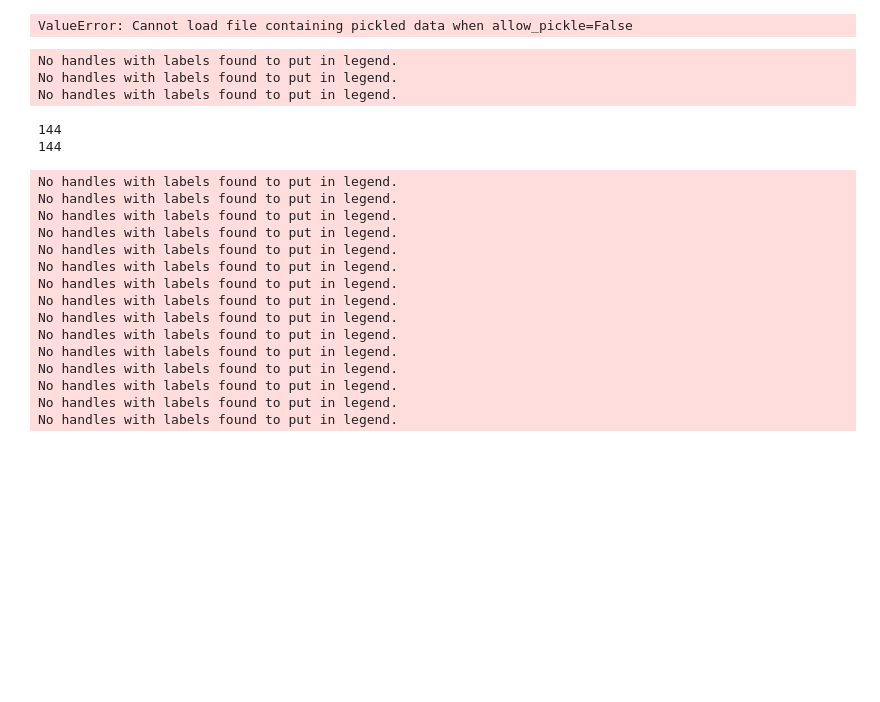
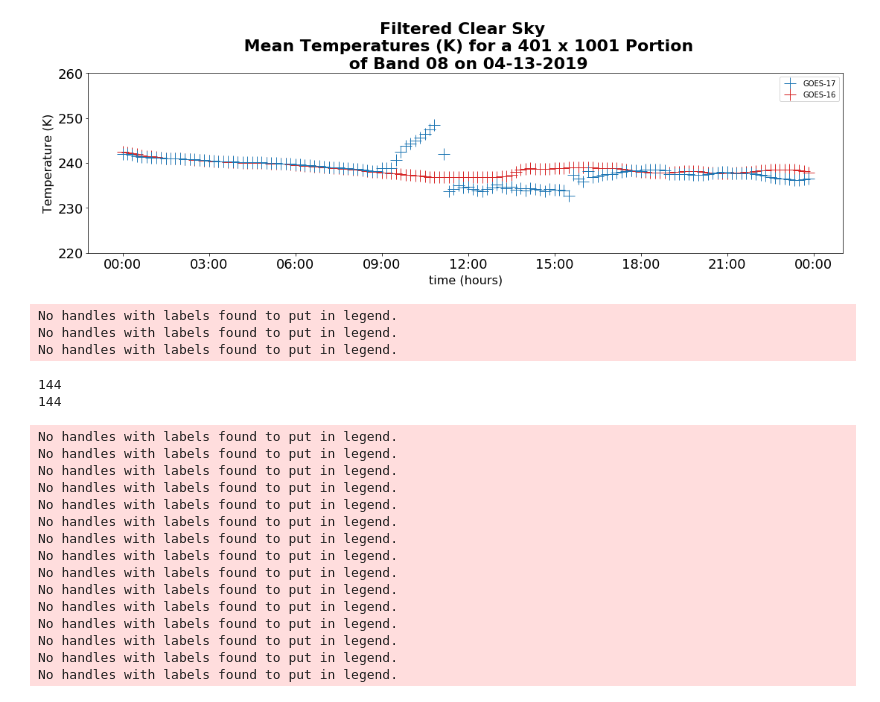
Before and after one commit to adomakor412/GOEScode, a Jupyter notebook: Histogram.ipynb, the cells around one changed output. Cells and saved outputs as stored; diff of their text form; code cells hidden in the pictures; blank space fills up the shorter version.

```diff
--- a/Histogram.ipynb
+++ b/Histogram.ipynb
@@ -56,25 +56,27 @@ def createPlotArray(ncFiles,npFiles,npPath,acmFiles):
 import matplotlib.dates as mdates
 from datetime import datetime
 # %%
-times17, mean17 = getTmean('17',npPath, band ='07', day = '098')
-times16, mean16 = getTmean('16',npPath, band ='07', day = '098')
+day = '103'
+band = '08'
+times17, mean17 = getTmean('17',npPath, band, day)
+times16, mean16 = getTmean('16',npPath, band, day)
 
 
 ptimes17 = [datetime.strptime(f"2019{day}{t}", "%Y%j%H%M") for t in times17]
 ptimes16 = [datetime.strptime(f"2019{day}{t}", "%Y%j%H%M") for t in times16]
 
 fig, ax = plt.subplots(figsize=(15,5), constrained_layout=True)
 _ = ax.plot_date(ptimes17, mean17 , label="GOES-17", color='tab:blue',marker='+', markersize = 16)
 _ = ax.plot_date(ptimes16, mean16 , label='GOES-16', color='tab:red', marker='+', markersize = 16, zorder=-1)
 _ = ax.set_ylim(220,260)
 _ = ax.tick_params('both', labelsize=18)
 _ = ax.legend()
 _ = ax.set_title('Filtered Clear Sky \n Mean Temperatures (K) for a 401 x 1001 Portion\n of Band 08 on 04-13-2019', fontweight ='bold', fontsize = 22)
 _ = ax.set_ylabel('Temperature (K)',fontsize = 16)
 _ = ax.set_xlabel('time (hours)',fontsize = 16)
 _ = ax.xaxis.set_major_formatter(mdates.DateFormatter('%H:%M'))
 # %% [output]
-ValueError: Cannot load file containing pickled data when allow_pickle=False
+[figure, added]
 # %%
 Tmean = []
 times = []
```
Also changed, not shown: parts of 7 cells of this notebook.
